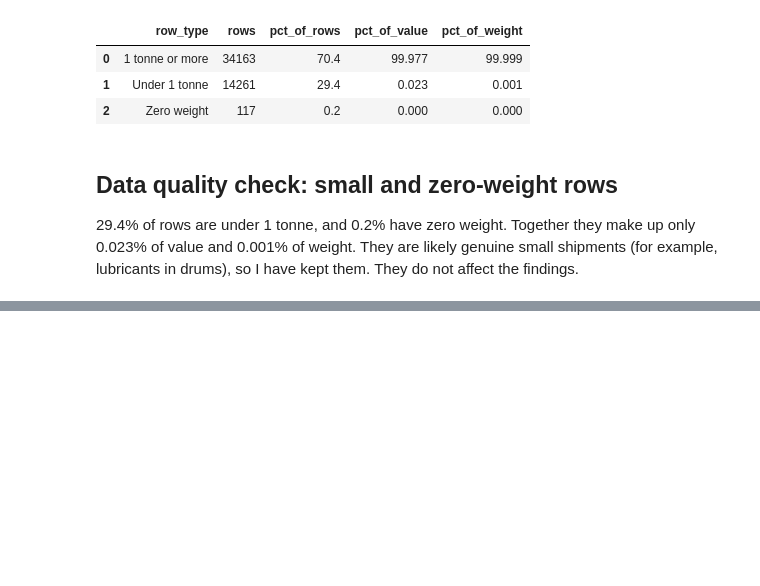
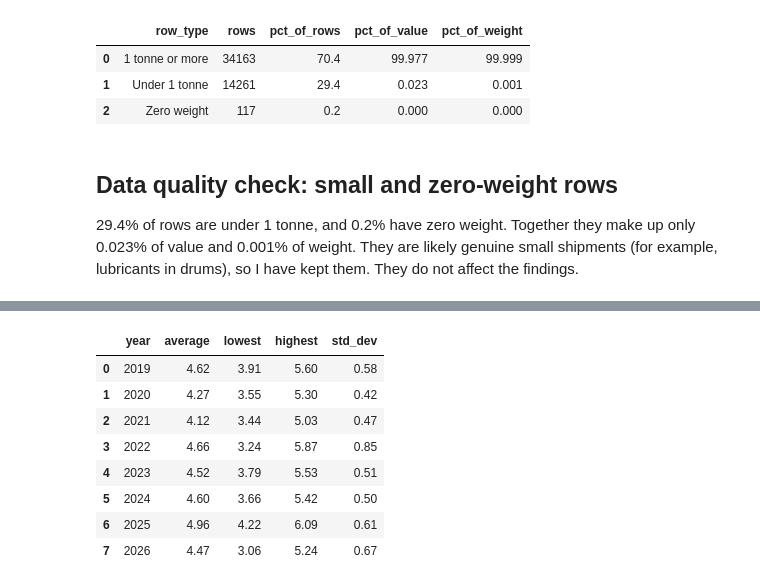
Before and after one commit to sdiggens/uk-oil-imports, a Jupyter notebook: explore.ipynb, the cells around one changed output, grey strips where cells are left out. Drawn from its saved outputs; the diff is of its cells as text; code cells hidden in the pictures; blank space fills up the shorter version.

```diff
--- a/explore.ipynb
+++ b/explore.ipynb
@@ -200,3 +200,25 @@ duckdb.sql("""
 
 29.4% of rows are under 1 tonne, and 0.2% have zero weight. Together they make up only 0.023% of value and 0.001% of weight.
 They are likely genuine small shipments (for example, lubricants in drums), so I have kept them. They do not affect the findings.
+# %%
+monthly = duckdb.sql("""
+    WITH monthly_country AS (
+        SELECT MonthId, CountryId, SUM(NetMass) AS tonnes
+        FROM 'hmrc_oil_imports.csv'
+        WHERE LEFT(CAST(CommodityId AS VARCHAR), 4) = '2709'
+        GROUP BY MonthId, CountryId
+    ),
+    shares AS (
+        SELECT MonthId,
+               tonnes / SUM(tonnes) OVER (PARTITION BY MonthId) AS share
+        FROM monthly_country
+        WHERE tonnes > 0
+    )
+    SELECT MonthId,
+           ROUND(EXP(-SUM(share * LN(share))), 2) AS effective_suppliers
+    FROM shares
+    GROUP BY MonthId
+    ORDER BY MonthId
+""").df()
+
+monthly
@@ -202,0 +239,21 @@ They are likely genuine small shipments (for example, lubricants in drums), so I
+# %%
+duckdb.sql("""
+    SELECT LEFT(CAST(MonthId AS VARCHAR), 4) AS year,
+           ROUND(AVG(effective_suppliers), 2) AS average,
+           MIN(effective_suppliers) AS lowest,
+           MAX(effective_suppliers) AS highest,
+           ROUND(STDDEV(effective_suppliers), 2) AS std_dev
+    FROM monthly
+    GROUP BY year
+    ORDER BY year
+""").df()
+# %% [output]
+|  | year | average | lowest | highest | std_dev |
+| 0 | 2019 | 4.62 | 3.91 | 5.60 | 0.58 |
+| 1 | 2020 | 4.27 | 3.55 | 5.30 | 0.42 |
+| 2 | 2021 | 4.12 | 3.44 | 5.03 | 0.47 |
+| 3 | 2022 | 4.66 | 3.24 | 5.87 | 0.85 |
+| 4 | 2023 | 4.52 | 3.79 | 5.53 | 0.51 |
+| 5 | 2024 | 4.60 | 3.66 | 5.42 | 0.50 |
+| 6 | 2025 | 4.96 | 4.22 | 6.09 | 0.61 |
+| 7 | 2026 | 4.47 | 3.06 | 5.24 | 0.67 |
```
Also changed, not shown: parts of 2 cells of this notebook.
